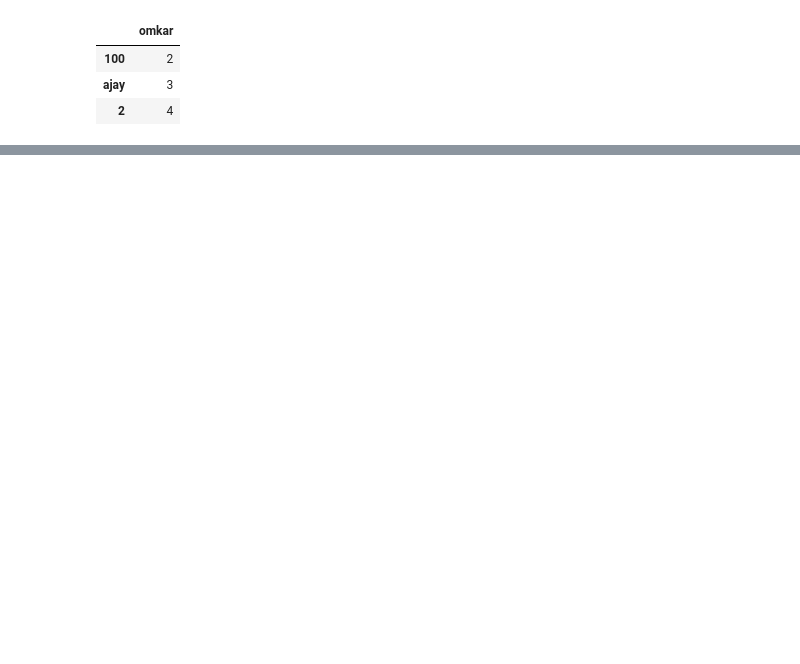
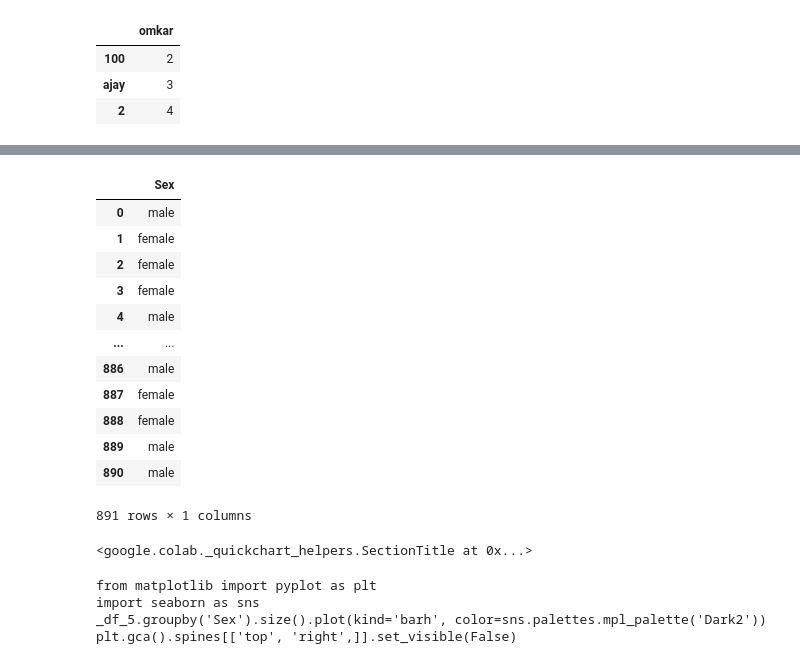
Before and after one commit to omkarpattnaik8080/Pandas, a Jupyter notebook: PandasComplete.ipynb, the cells around one changed output, grey strips where cells are left out. Cells and saved outputs as stored; diff of their text form; code cells hidden in the pictures; blank space fills up the shorter version.

```diff
--- a/PandasComplete.ipynb
+++ b/PandasComplete.ipynb
@@ -528,0 +436,2 @@ plt.gca().spines[['top', 'right']].set_visible(False)
+# %%
+df3=pd.read_csv("https://raw.githubusercontent.com/datasciencedojo/datasets/master/titanic.csv")
@@ -696,0 +486,22 @@ dtype: object
+# %%
+#IF U WANT TO CONVERT IT INTO DATAFRAMES
+df3[["Sex"]]
+# %% [output]
+|  | Sex |
+| 0 | male |
+| 1 | female |
+| 2 | female |
+| 3 | female |
+| 4 | male |
+| ... | ... |
+| 886 | male |
+| 887 | female |
+| 888 | female |
+| 889 | male |
+| 890 | male |
+891 rows × 1 columns
+<google.colab._quickchart_helpers.SectionTitle at 0x...>
+from matplotlib import pyplot as plt
+import seaborn as sns
+_df_5.groupby('Sex').size().plot(kind='barh', color=sns.palettes.mpl_palette('Dark2'))
+plt.gca().spines[['top', 'right',]].set_visible(False)
```
Also changed, not shown: parts of 29 cells of this notebook.
